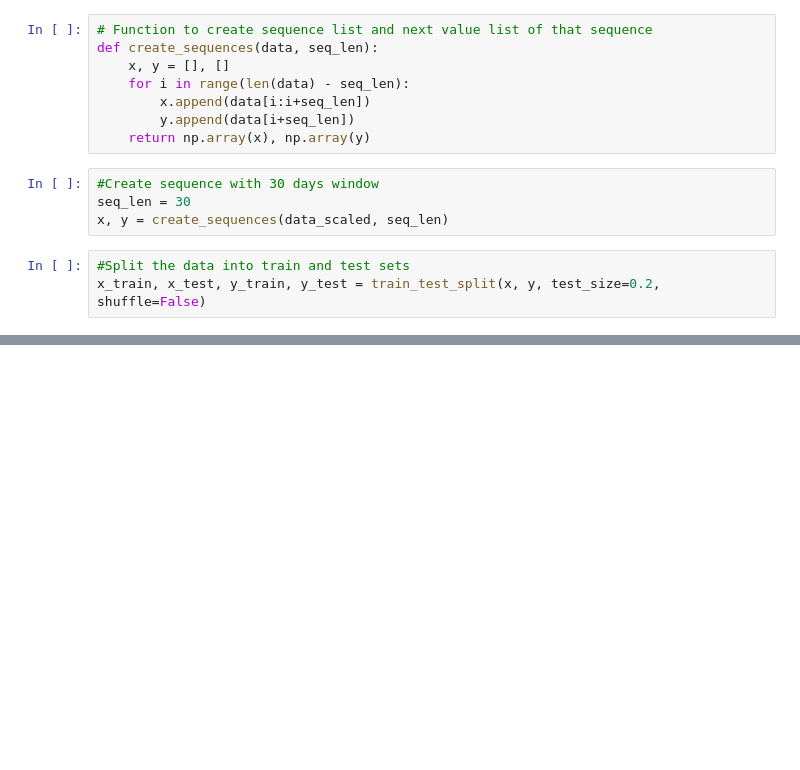
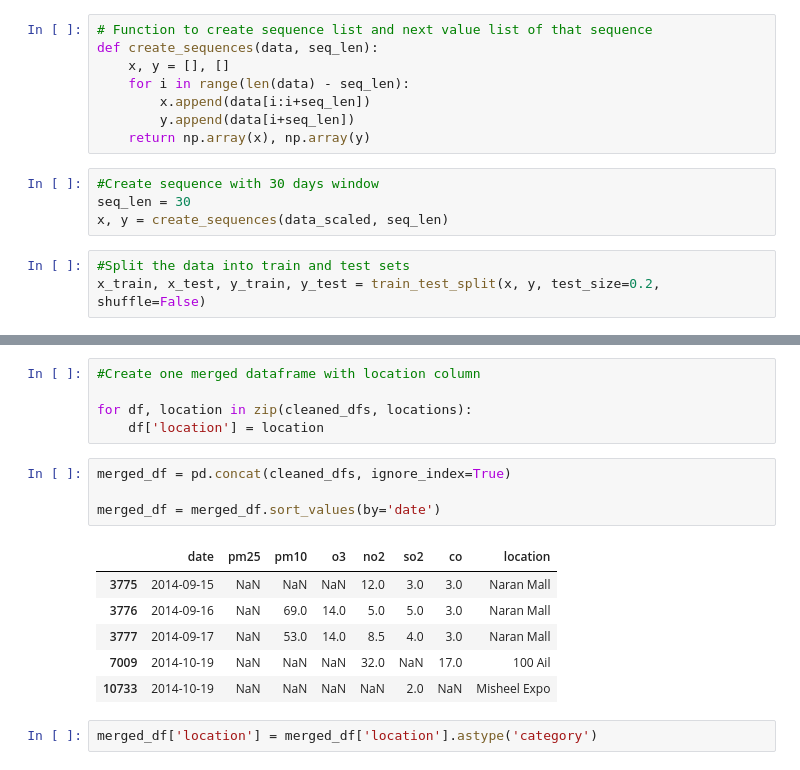
Before and after one commit to 13aba/UB-AQ-Predictor, a Jupyter notebook: notebooks/AQ-predictor.ipynb, the cells around one changed output, grey strips where cells are left out. Saved outputs shown, nothing was run; the diff lists cells and outputs as text; blank space fills up the shorter version.

```diff
--- a/notebooks/AQ-predictor.ipynb
+++ b/notebooks/AQ-predictor.ipynb
@@ -191,0 +208,18 @@ plt.show()
+# %%
+#Create one merged dataframe with location column
+
+for df, location in zip(cleaned_dfs, locations):
+    df['location'] = location
+# %%
+merged_df = pd.concat(cleaned_dfs, ignore_index=True)
+
+merged_df = merged_df.sort_values(by='date')
+# %% [output]
+|  | date | pm25 | pm10 | o3 | no2 | so2 | co | location |
+| 3775 | 2014-09-15 | NaN | NaN | NaN | 12.0 | 3.0 | 3.0 | Naran Mall |
+| 3776 | 2014-09-16 | NaN | 69.0 | 14.0 | 5.0 | 5.0 | 3.0 | Naran Mall |
+| 3777 | 2014-09-17 | NaN | 53.0 | 14.0 | 8.5 | 4.0 | 3.0 | Naran Mall |
+| 7009 | 2014-10-19 | NaN | NaN | NaN | 32.0 | NaN | 17.0 | 100 Ail |
+| 10733 | 2014-10-19 | NaN | NaN | NaN | NaN | 2.0 | NaN | Misheel Expo |
+# %%
+merged_df['location'] = merged_df['location'].astype('category')
```
Also changed, not shown: parts of 12 cells of this notebook.
